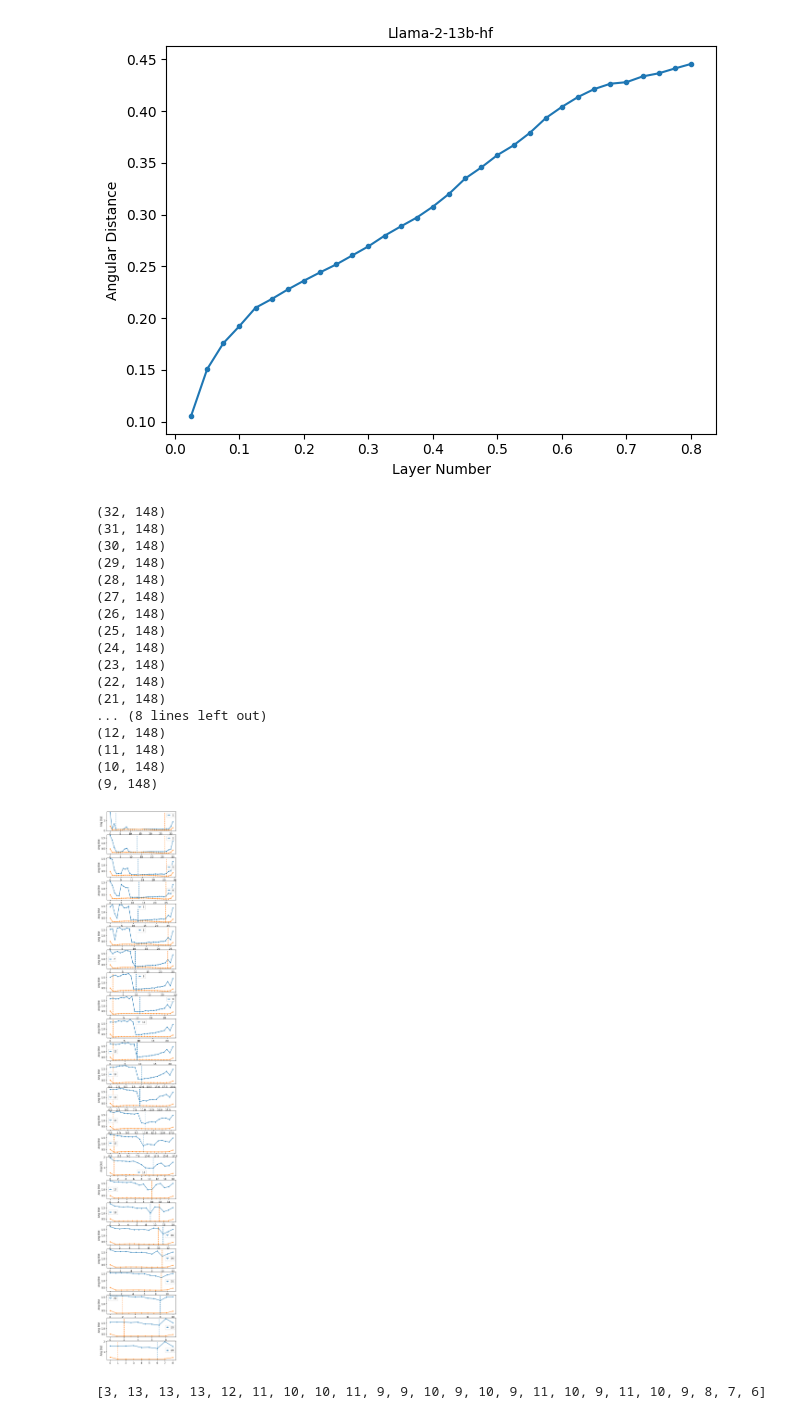
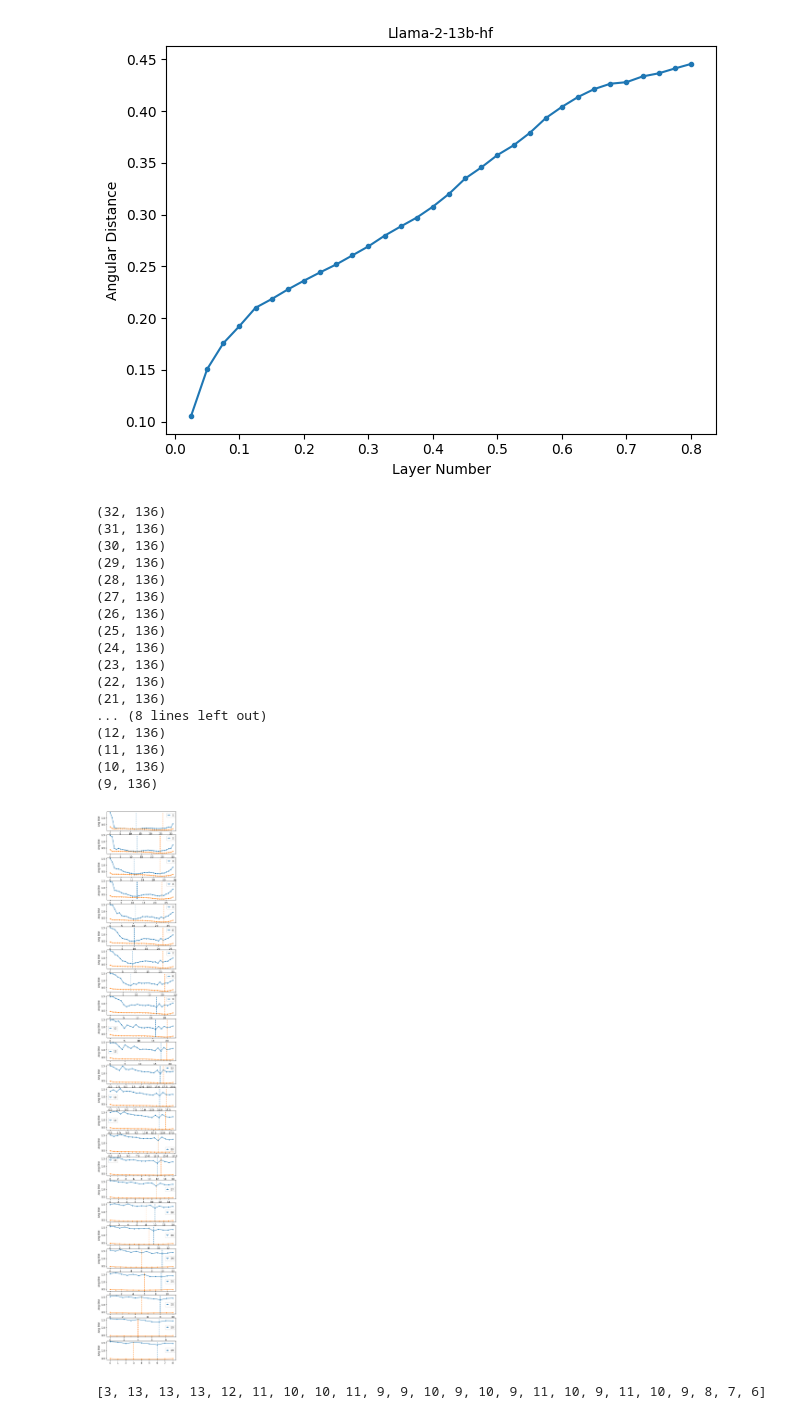
Before and after one commit to hassan-shap/llm-benchmarks, a Jupyter notebook: benchmarks_aws/cossim/pp_cossim.ipynb, the cells around one changed output. Cells and saved outputs as stored; diff of their text form; code cells hidden in the pictures.

```diff
--- a/benchmarks_aws/cossim/pp_cossim.ipynb
+++ b/benchmarks_aws/cossim/pp_cossim.ipynb
@@ -380,8 +380,8 @@ def file_reader(fname):
     return last_token_sim
 
 
-# model_name = "mistralai/Mistral-7B-v0.1"
-model_name = "Qwen/Qwen-7B"
+model_name = "mistralai/Mistral-7B-v0.1"
+# model_name = "Qwen/Qwen-7B"
 out_dir = "/home/ubuntu/data/llm-benchmarks/e2e_cossim/skip_data/"
 
 if "Mistral" in model_name:
@@ -398,10 +398,10 @@ colors = plt.cm.viridis(np.linspace(0,1,25))
 x_min = []
 y_mid = []
 
-# file_dir = "../../forward pass/avg_data/"
-# fname = file_dir + f"avg_c4_{model_name.split('/')[-1]}.json"
-file_dir = "data/"
-fname = file_dir+ f"c4_{model_name.split('/')[-1]}_steps.json"
+file_dir = "../../forward pass/avg_data/"
+fname = file_dir + f"avg_c4_{model_name.split('/')[-1]}.json"
+# file_dir = "data/"
+# fname = file_dir+ f"c4_{model_name.split('/')[-1]}_steps.json"
 f = open(fname)
 sim_ineternal_avg = json.load(f)
 f.close()
@@ -438,52 +438,52 @@ for block_size in range(1,25):
 
     #     idx_min = np.argmin(y)
     #     x_min = x[idx_min]
     #     y_min = y[idx_min]
     #     plt.plot([x_min,x_min], [y_min,y.max()],"--", color ="C1")
 
-        # sim_plot = np.array(sim_ineternal_avg[block_size-1])
         # plt.plot(np.arange(num_layers-block_size+1),sim_plot,".-")
         x2 = np.arange(num_layers-block_size+1)
-        y2 =  np.arccos(np.array(sim_ineternal_avg[f"{block_size}"])).mean(axis=0)/np.pi
+        y2 = np.array(sim_ineternal_avg[block_size-1])
+        # y2 =  np.arccos(np.array(sim_ineternal_avg[f"{block_size}"])).mean(axis=0)/np.pi
         plt.plot(x2,y2,".-", color ="C1") #,color = colors[block_size],
 
         y_min = np.concatenate([y,y2],axis=0).min()
         y_max = np.concatenate([y,y2],axis=0).max()
 
         plt.plot([x_min,x_min], [y_min,y_max],"--", color ="C0")
         plt.plot(x_min_in_layer_out[block_size-1]*np.array([1,1]),[y_min,y_max],"--", color ="C1")
 
         plt.legend(handlelength=1.)
         plt.ylabel("Ang Dist")
     # plt.xlabel("Layer Number")# (similarity btw in and out of [x,x+1,x+2])")
     # plt.title(f"{model_name.split('/')[-1]}", fontsize= 10)
     # plt.grid()
         # plt.xlim(15.5,27.5)
         # plt.ylim(0.05,0.25)
         # plt.legend(handlelength=1)#bbox_to_anchor=(1.2, 1.0))
     # plt.tight_layout()
     # plt.title(f"{block_size}")
         # plt.savefig(f"c4_{model_name.split('/')[-1]}.png")
         # plt.show()
 # %% [output]
-(32, 148)
-(31, 148)
-(30, 148)
-(29, 148)
-(28, 148)
-(27, 148)
-(26, 148)
-(25, 148)
-(24, 148)
-(23, 148)
-(22, 148)
-(21, 148)
+(32, 136)
+(31, 136)
+(30, 136)
+(29, 136)
+(28, 136)
+(27, 136)
+(26, 136)
+(25, 136)
+(24, 136)
+(23, 136)
+(22, 136)
+(21, 136)
 ... (8 lines left out)
-(12, 148)
-(11, 148)
-(10, 148)
-(9, 148)
+(12, 136)
+(11, 136)
+(10, 136)
+(9, 136)
-[figure, old version]
+[figure, new version]
 # %%
 print(x_min_list)
 # %% [output]
```
Also changed, not shown: parts of 5 cells of this notebook, 27 other files.
